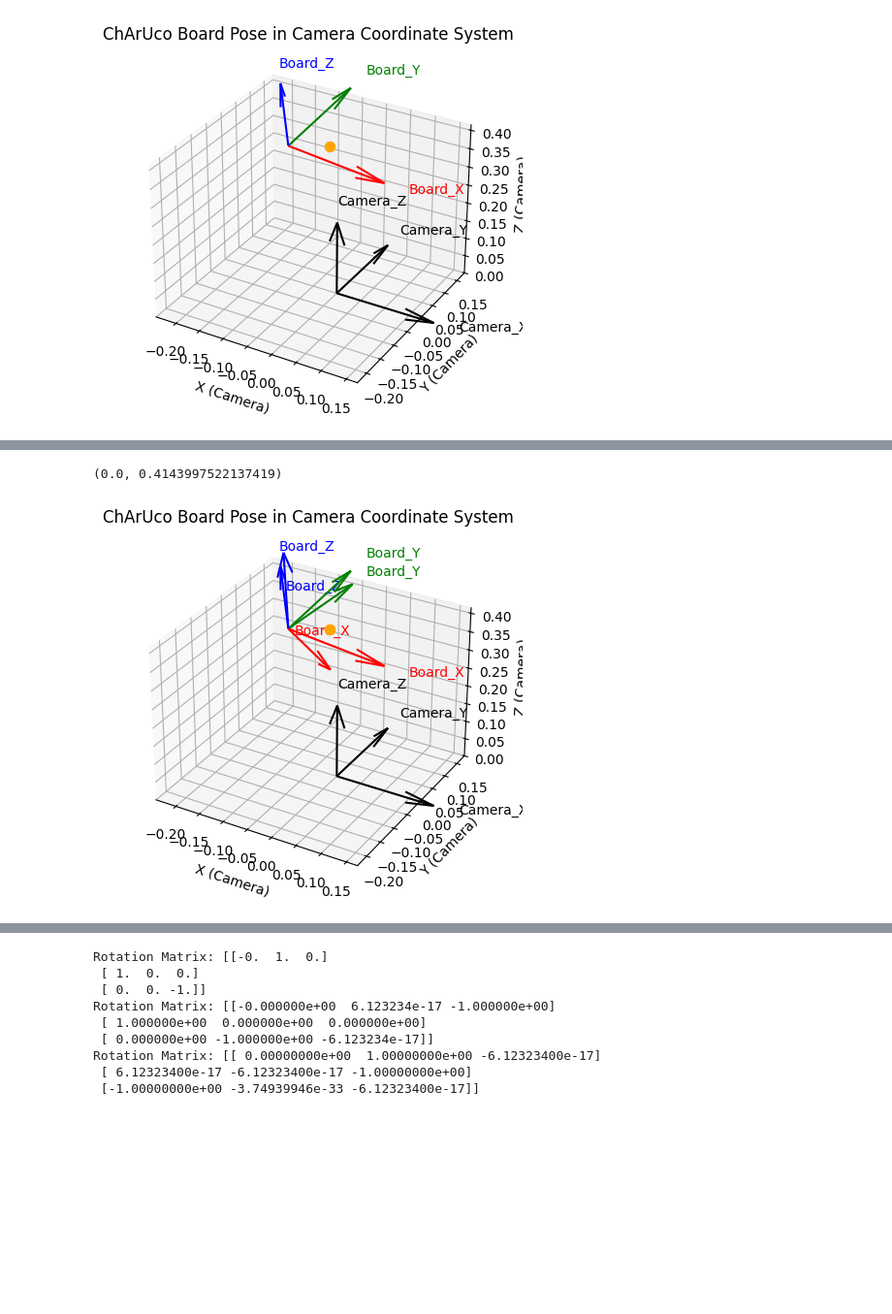
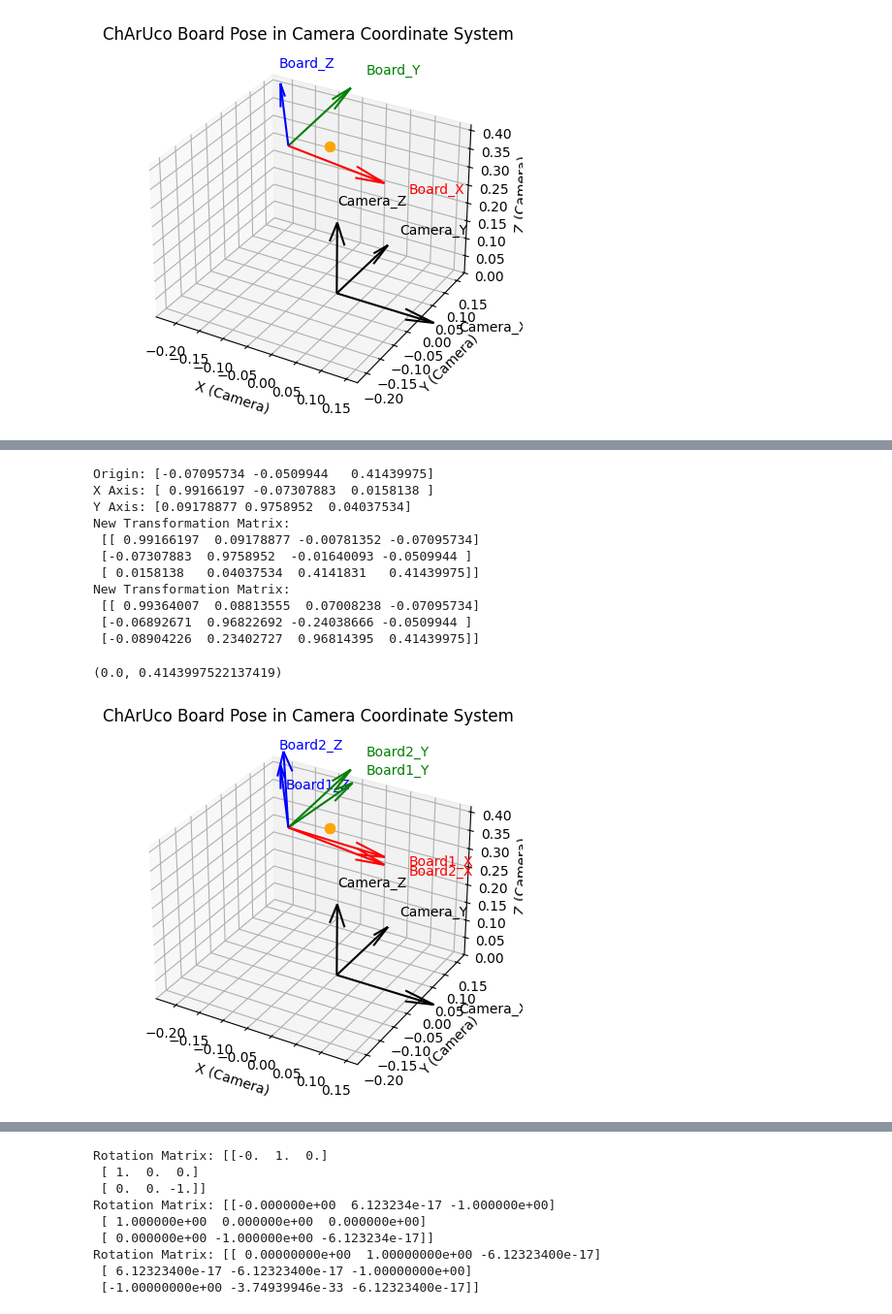
Before and after one commit to Maemaemaeko/r2_gaussian, a Jupyter notebook: pose2visualize.ipynb, the cells around one changed output, grey strips where cells are left out. Shown at 97% size. Cells and saved outputs as stored; diff of their text form; code cells hidden in the pictures; blank space fills up the shorter version.

```diff
--- a/pose2visualize.ipynb
+++ b/pose2visualize.ipynb
@@ -249,37 +265,46 @@ Camera()
 # %%
 # 3D プロットの準備
 fig = plt.figure()
 ax = fig.add_subplot(111, projection='3d')
 
 # カメラ座標系を黒で描画
 plot_frame(ax, camera_tf, charuco_center, 'Camera', colors=('k','k','k'))
 # ボード座標系を色付きで描画
-plot_frame(ax, charuco_tf, charuco_center, 'Board', colors=('r','g','b'))
+#plot_frame(ax, charuco_tf, charuco_center, 'Board', colors=('r','g','b'))
 
+new_tf = get_tf_from_center(charuco_center)
+plot_frame(ax, new_tf, charuco_center, 'Board1', colors=('r','g','b'))
 
-new_tf = np.array([
-	[0.09166197,  0.09178877, -0.00781352, -0.07095734],
-	[-0.07307883,  0.9758952,  -0.01640093, -0.0509944 ],
-	[0.0158138,   0.04037534,  0.4141831,   0.41439975]
-])
-plot_frame(ax, new_tf, charuco_center, 'Board', colors=('r','g','b'))
+new_tf = get_tf_from_center_and_orientation(charuco_tf)
+plot_frame(ax, new_tf, charuco_center, 'Board2', colors=('r','g','b'))
 
 # 軸ラベルとタイトル
 ax.set_xlabel('X (Camera)')
 ax.set_ylabel('Y (Camera)')
 ax.set_zlabel('Z (Camera)')
 ax.set_title('ChArUco Board Pose in Camera Coordinate System')
 
 # アスペクト比を揃える
 points = np.vstack((camera_tf[:3,3], charuco_tf[:3,3]))
 max_range = points.ptp(axis=0).max() / 2.0
 mid = points.mean(axis=0)
 ax.set_xlim(mid[0] - max_range, mid[0] + max_range)
 ax.set_ylim(mid[1] - max_range, mid[1] + max_range)
 ax.set_zlim(mid[2] - max_range, mid[2] + max_range)
 # %% [output]
-(0.0, 0.4143997522137419)
+Origin: [-0.07095734 -0.0509944   0.41439975]
+X Axis: [ 0.99166197 -0.07307883  0.0158138 ]
+Y Axis: [0.09178877 0.9758952  0.04037534]
+New Transformation Matrix:
+ [[ 0.99166197  0.09178877 -0.00781352 -0.07095734]
+ [-0.07307883  0.9758952  -0.01640093 -0.0509944 ]
+ [ 0.0158138   0.04037534  0.4141831   0.41439975]]
+New Transformation Matrix:
+ [[ 0.99364007  0.08813555  0.07008238 -0.07095734]
+ [-0.06892671  0.96822692 -0.24038666 -0.0509944 ]
+ [-0.08904226  0.23402727  0.96814395  0.41439975]]
+(0.0, 0.4143997522137419)
-[figure, old version]
+[figure, new version]
 # %%
 # gaussiansをカットする
 def cut_gaussians_by_plane(gaussians, tf, d=0.1):
```
Also changed, not shown: parts of 4 cells of this notebook, 3 other files.
